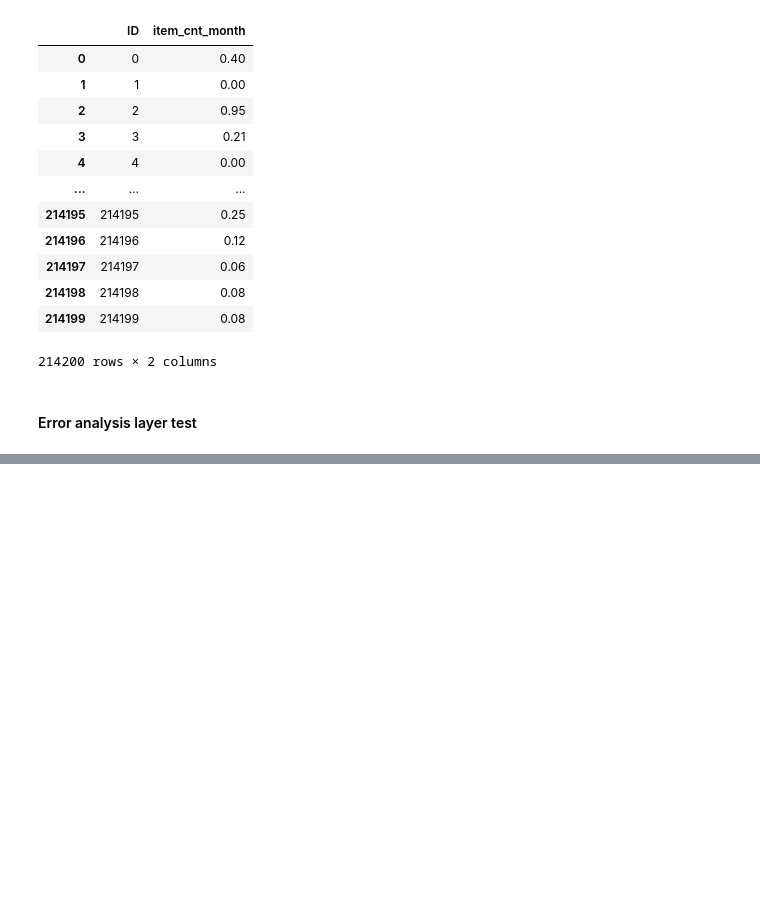
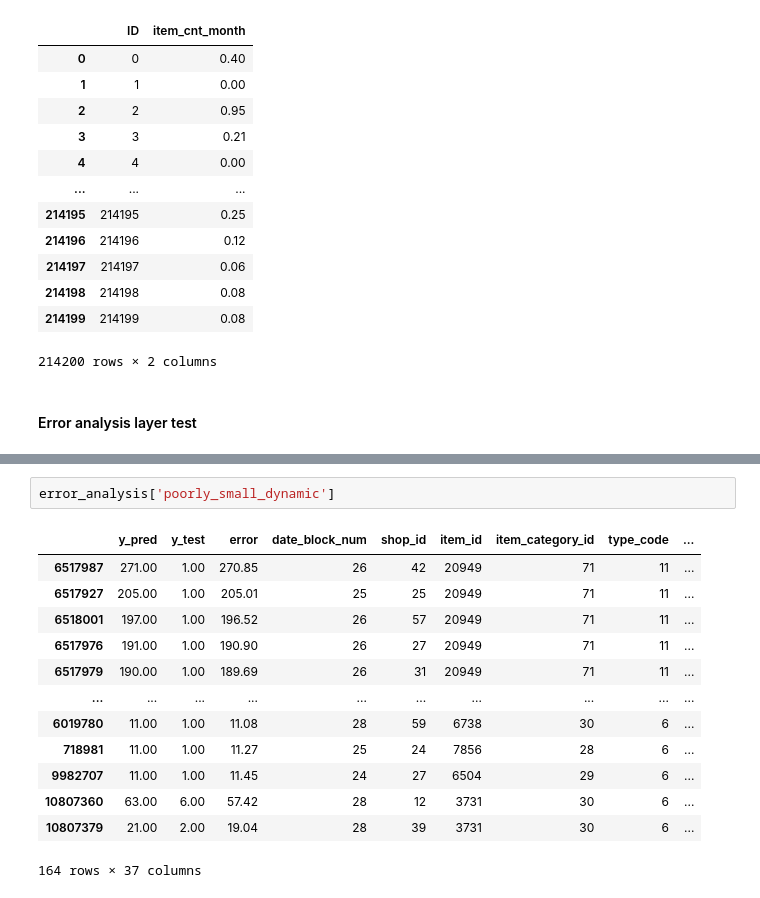
Before and after one commit to Yarmmax/DS_Intership, a Jupyter notebook: Advanced modeling.ipynb, the cells around one changed output, grey strips where cells are left out. Saved outputs shown, nothing was run; the diff lists cells and outputs as text; blank space fills up the shorter version.

```diff
--- a/Advanced modeling.ipynb
+++ b/Advanced modeling.ipynb
@@ -1014,0 +1058,16 @@ error_analysis, predictions = CatBoostTestError.evaluate()
+# %%
+error_analysis['poorly_small_dynamic']
+# %% [output]
+|  | y_pred | y_test | error | date_block_num | shop_id | item_id | item_category_id | type_code | ... |
+| 6517987 | 271.00 | 1.00 | 270.85 | 26 | 42 | 20949 | 71 | 11 | ... |
+| 6517927 | 205.00 | 1.00 | 205.01 | 25 | 25 | 20949 | 71 | 11 | ... |
+| 6518001 | 197.00 | 1.00 | 196.52 | 26 | 57 | 20949 | 71 | 11 | ... |
+| 6517976 | 191.00 | 1.00 | 190.90 | 26 | 27 | 20949 | 71 | 11 | ... |
+| 6517979 | 190.00 | 1.00 | 189.69 | 26 | 31 | 20949 | 71 | 11 | ... |
+| ... | ... | ... | ... | ... | ... | ... | ... | ... | ... |
+| 6019780 | 11.00 | 1.00 | 11.08 | 28 | 59 | 6738 | 30 | 6 | ... |
+| 718981 | 11.00 | 1.00 | 11.27 | 25 | 24 | 7856 | 28 | 6 | ... |
+| 9982707 | 11.00 | 1.00 | 11.45 | 24 | 27 | 6504 | 29 | 6 | ... |
+| 10807360 | 63.00 | 6.00 | 57.42 | 28 | 12 | 3731 | 30 | 6 | ... |
+| 10807379 | 21.00 | 2.00 | 19.04 | 28 | 39 | 3731 | 30 | 6 | ... |
+164 rows × 37 columns
```
Also changed, not shown: parts of 16 cells of this notebook, 4 other files.
